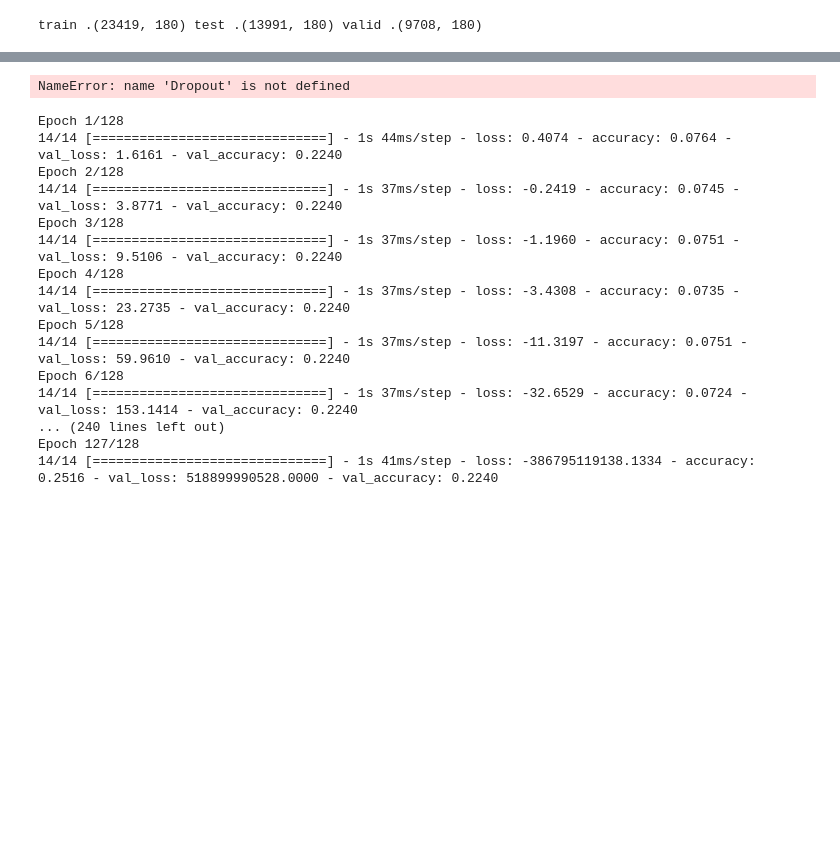
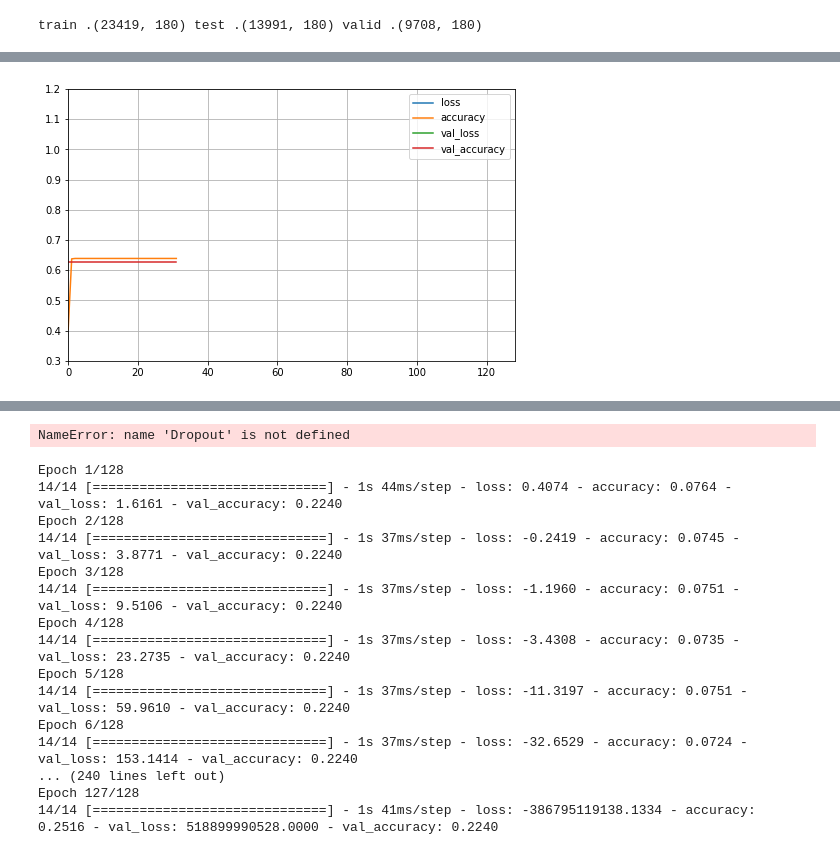
Before and after one commit to t18062/Product, a Jupyter notebook: NN.ipynb, the cells around one changed output, grey strips where cells are left out. Saved outputs shown, nothing was run; the diff lists cells and outputs as text; code cells hidden in the pictures; blank space fills up the shorter version.

```diff
--- a/NN.ipynb
+++ b/NN.ipynb
@@ -242,3 +333,7 @@ Epoch 128/128
+# %%
+rr.plot()
+# %% [output]
+[figure, added]
 # %%
 #学習曲線のプロット
 pd.DataFrame(rr.history.history).plot(figsize=(8,5))
```
Also changed, not shown: parts of 16 cells of this notebook.
